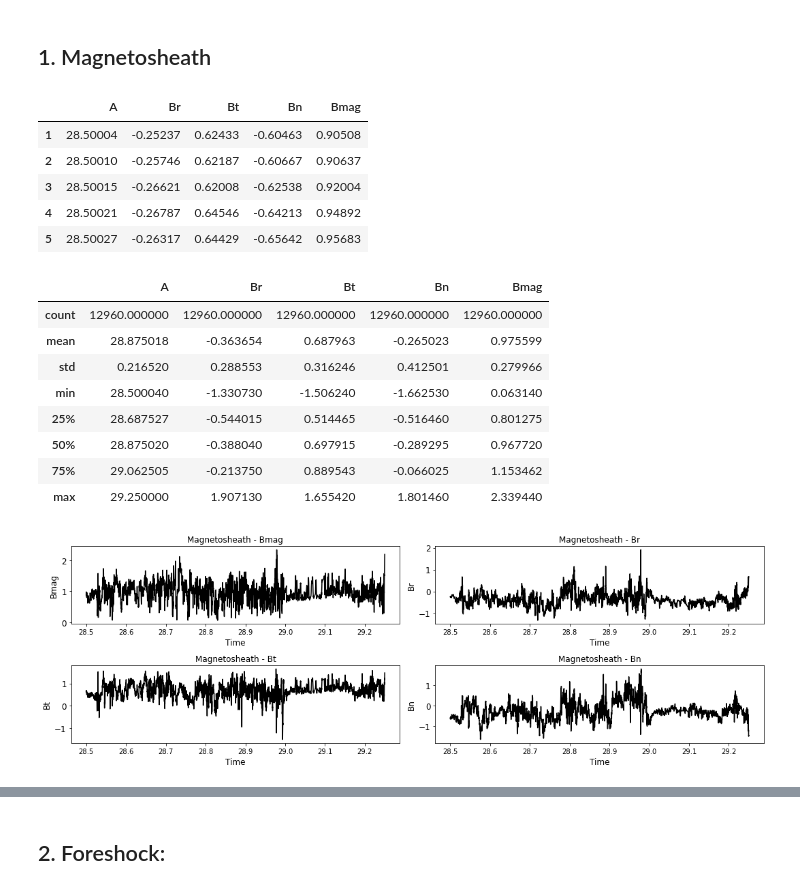
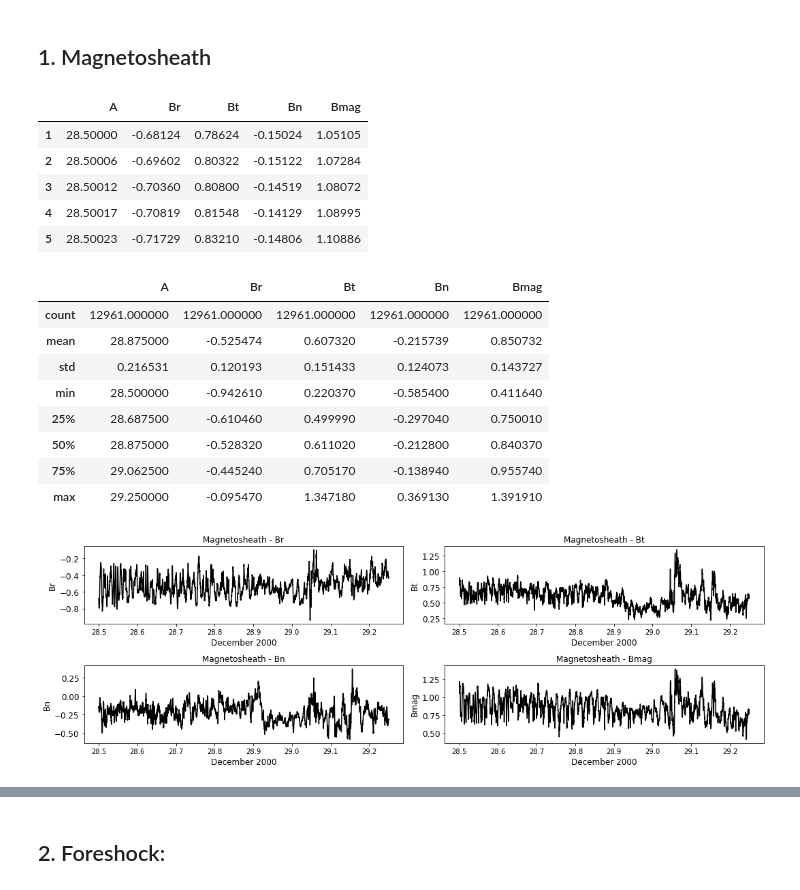
Before and after one commit to sci-fabi/turbulencia_jup, a Jupyter notebook: primeiras_analises-teste.ipynb, the cells around one changed output, grey strips where cells are left out. Cells and saved outputs as stored; diff of their text form; code cells hidden in the pictures.

```diff
--- a/primeiras_analises-teste.ipynb
+++ b/primeiras_analises-teste.ipynb
@@ -9,55 +9,55 @@
 # %% [markdown]
 ## 1. Magnetosheath
 # %%
-filename = 'msh5s.DAT'
+filename = 'magnetosheath5s.DAT'
 df = convertDframe(filename)
 df.head()
 # %% [output]
 |  | A | Br | Bt | Bn | Bmag |
-| 1 | 28.50004 | -0.25237 | 0.62433 | -0.60463 | 0.90508 |
-| 2 | 28.50010 | -0.25746 | 0.62187 | -0.60667 | 0.90637 |
-| 3 | 28.50015 | -0.26621 | 0.62008 | -0.62538 | 0.92004 |
-| 4 | 28.50021 | -0.26787 | 0.64546 | -0.64213 | 0.94892 |
-| 5 | 28.50027 | -0.26317 | 0.64429 | -0.65642 | 0.95683 |
+| 1 | 28.50000 | -0.68124 | 0.78624 | -0.15024 | 1.05105 |
+| 2 | 28.50006 | -0.69602 | 0.80322 | -0.15122 | 1.07284 |
+| 3 | 28.50012 | -0.70360 | 0.80800 | -0.14519 | 1.08072 |
+| 4 | 28.50017 | -0.70819 | 0.81548 | -0.14129 | 1.08995 |
+| 5 | 28.50023 | -0.71729 | 0.83210 | -0.14806 | 1.10886 |
 # %%
 df.describe()
 # %% [output]
 |  | A | Br | Bt | Bn | Bmag |
-| count | 12960.000000 | 12960.000000 | 12960.000000 | 12960.000000 | 12960.000000 |
-| mean | 28.875018 | -0.363654 | 0.687963 | -0.265023 | 0.975599 |
-| std | 0.216520 | 0.288553 | 0.316246 | 0.412501 | 0.279966 |
-| min | 28.500040 | -1.330730 | -1.506240 | -1.662530 | 0.063140 |
-| 25% | 28.687527 | -0.544015 | 0.514465 | -0.516460 | 0.801275 |
-| 50% | 28.875020 | -0.388040 | 0.697915 | -0.289295 | 0.967720 |
-| 75% | 29.062505 | -0.213750 | 0.889543 | -0.066025 | 1.153462 |
-| max | 29.250000 | 1.907130 | 1.655420 | 1.801460 | 2.339440 |
+| count | 12961.000000 | 12961.000000 | 12961.000000 | 12961.000000 | 12961.000000 |
+| mean | 28.875000 | -0.525474 | 0.607320 | -0.215739 | 0.850732 |
+| std | 0.216531 | 0.120193 | 0.151433 | 0.124073 | 0.143727 |
+| min | 28.500000 | -0.942610 | 0.220370 | -0.585400 | 0.411640 |
+| 25% | 28.687500 | -0.610460 | 0.499990 | -0.297040 | 0.750010 |
+| 50% | 28.875000 | -0.528320 | 0.611020 | -0.212800 | 0.840370 |
+| 75% | 29.062500 | -0.445240 | 0.705170 | -0.138940 | 0.955740 |
+| max | 29.250000 | -0.095470 | 1.347180 | 0.369130 | 1.391910 |
 # %%
 # Load other libraries
 import matplotlib.pyplot as plt
 # %%
 # magnetic components
-mag = [df['Bmag'],df['Br'],df['Bt'],df['Bn']]
+mag = [df['Br'],df['Bt'],df['Bn'],df['Bmag']]
 
 # Plot numerical data
 a = 2 # number of rows
 b = 2 # number of columns
 c = 1 # initialize plot counter
 
 fig = plt.figure(figsize = (15,5))
 
 for i in mag:
     plt.subplot(a,b,c)
     plt.plot(df['A'], i, color = 'black')
     plt.title('Magnetosheath - ' + i.name)
     plt.xlabel('December 2000', fontsize = 12)
     plt.ylabel(i.name, fontsize = 12)
     plt.yticks(fontsize = 12)
     plt.tight_layout()
     c = c + 1
 
 plt.show()
 # %% [output]
-[figure, old version]
+[figure, new version]
 # %%
 # Está sendo analisando um total de 12960 pontos. O desvio padrão das componentes de Br e Bmag são os que
 #se encontram mais próximo.
```
Also changed, not shown: parts of 22 cells of this notebook, 3 other files.
